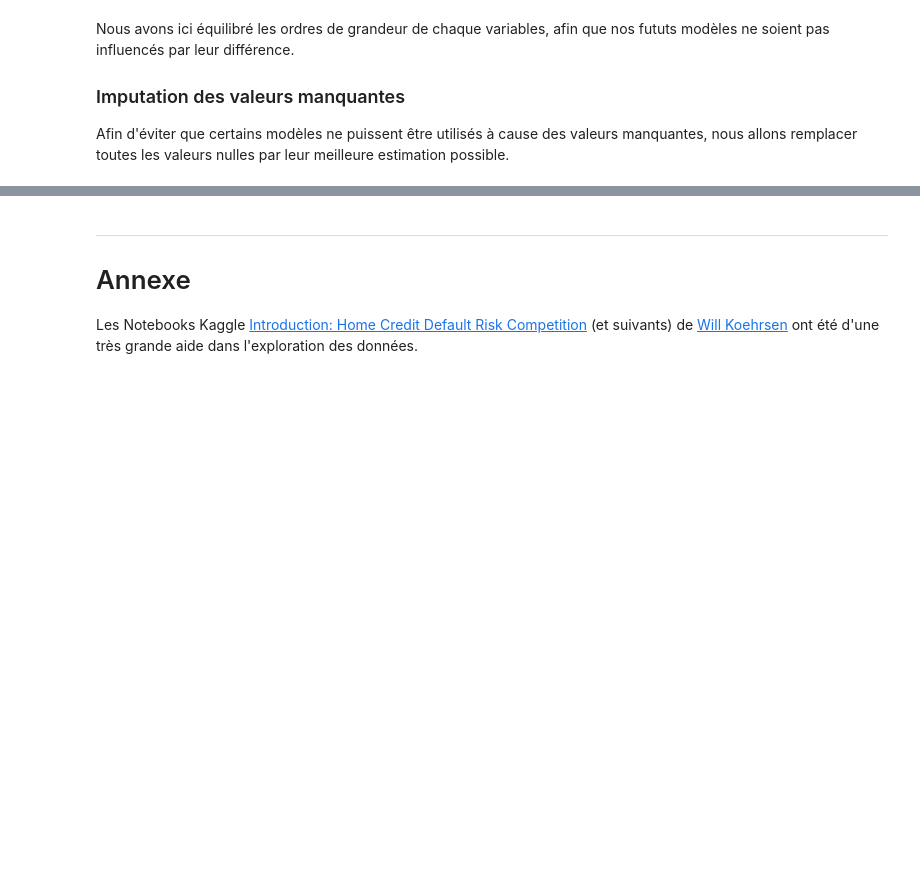
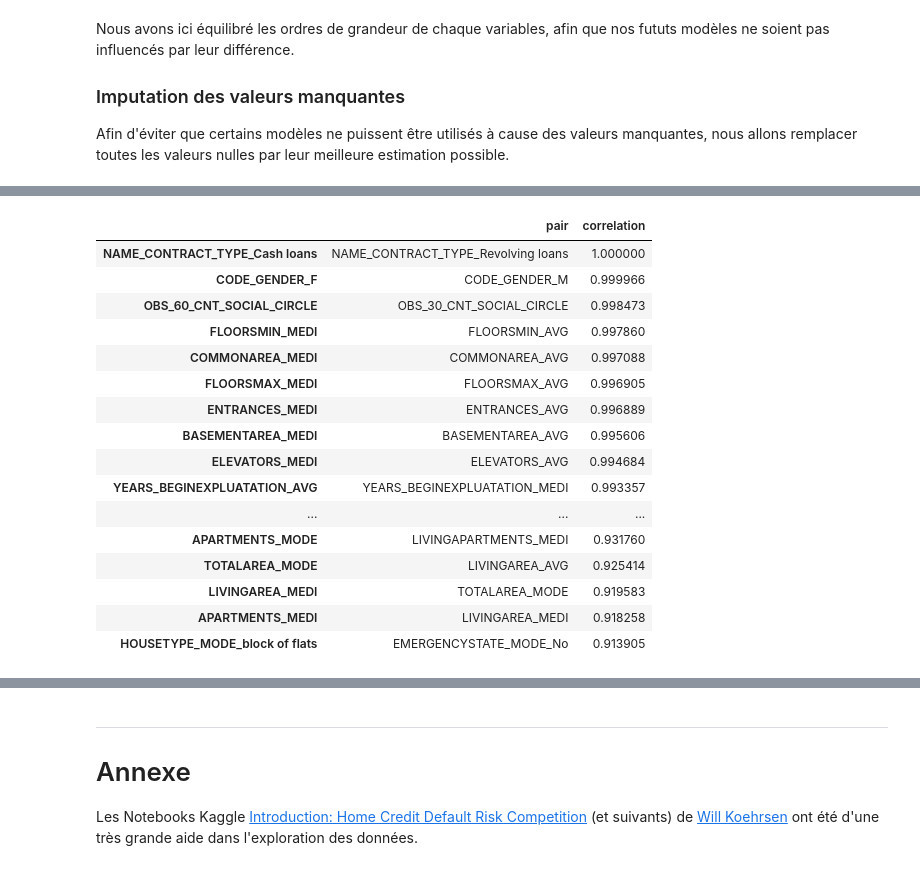
Before and after one commit to fleuryc/oc_ingenieur-ia_P4-Construisez-un-modele-de-scoring, a Jupyter notebook: notebooks/main.ipynb, the cells around one changed output, grey strips where cells are left out. Cells and saved outputs as stored; diff of their text form; code cells hidden in the pictures; blank space fills up the shorter version.

```diff
--- a/notebooks/main.ipynb
+++ b/notebooks/main.ipynb
@@ -386,0 +504,15 @@ X_imputed_train, X_imputed_test, y_imputed_train, y_imputed_test = train_test_sp
+# %%
+# Let's compute the correlation matrix
+app_correlations = simple_app_df.loc[imputed_app_df["TARGET"] >= 0].corr().abs().sort_values(
+    "TARGET", ascending=False, axis=0
+).sort_values(
+    "TARGET", ascending=False, axis=1
+)
+
+if DRAW_PLOTS:
+    fig = px.imshow(app_correlations,
+        title="Correlations between features",
+        width=1200,
+        height=1200,
+    )
+    fig.show()
@@ -386,0 +550,40 @@ X_imputed_train, X_imputed_test, y_imputed_train, y_imputed_test = train_test_sp
+# %%
+# Let's find variables that have a highly correlated pair
+corr_pair_max_threshold = 0.9
+highly_correlated = pd.DataFrame(columns=["pair", "correlation"])
+for i in range(len(app_correlations.columns)):
+    for j in range(i + 1, len(app_correlations.columns)):
+        if app_correlations.iloc[i, j] > corr_pair_max_threshold:
+            # variables are highly correlated
+            if app_correlations.iloc[0, i] > app_correlations.iloc[0, j]:
+                # first variable is more correlated with target => we want to keep it
+                keep_index = i
+                drop_index = j
+            else:
+                keep_index = j
+                drop_index = i
+
+            highly_correlated.loc[app_correlations.columns[drop_index]] = [
+                app_correlations.columns[keep_index],
+                app_correlations.iloc[i, j],
+            ]
+
+highly_correlated.sort_values(by="correlation", ascending=False)
+# %% [output]
+|  | pair | correlation |
+| NAME_CONTRACT_TYPE_Cash loans | NAME_CONTRACT_TYPE_Revolving loans | 1.000000 |
+| CODE_GENDER_F | CODE_GENDER_M | 0.999966 |
+| OBS_60_CNT_SOCIAL_CIRCLE | OBS_30_CNT_SOCIAL_CIRCLE | 0.998473 |
+| FLOORSMIN_MEDI | FLOORSMIN_AVG | 0.997860 |
+| COMMONAREA_MEDI | COMMONAREA_AVG | 0.997088 |
+| FLOORSMAX_MEDI | FLOORSMAX_AVG | 0.996905 |
+| ENTRANCES_MEDI | ENTRANCES_AVG | 0.996889 |
+| BASEMENTAREA_MEDI | BASEMENTAREA_AVG | 0.995606 |
+| ELEVATORS_MEDI | ELEVATORS_AVG | 0.994684 |
+| YEARS_BEGINEXPLUATATION_AVG | YEARS_BEGINEXPLUATATION_MEDI | 0.993357 |
+| ... | ... | ... |
+| APARTMENTS_MODE | LIVINGAPARTMENTS_MEDI | 0.931760 |
+| TOTALAREA_MODE | LIVINGAREA_AVG | 0.925414 |
+| LIVINGAREA_MEDI | TOTALAREA_MODE | 0.919583 |
+| APARTMENTS_MEDI | LIVINGAREA_MEDI | 0.918258 |
+| HOUSETYPE_MODE_block of flats | EMERGENCYSTATE_MODE_No | 0.913905 |
```
Also changed, not shown: parts of 22 cells of this notebook, 1 other file.
